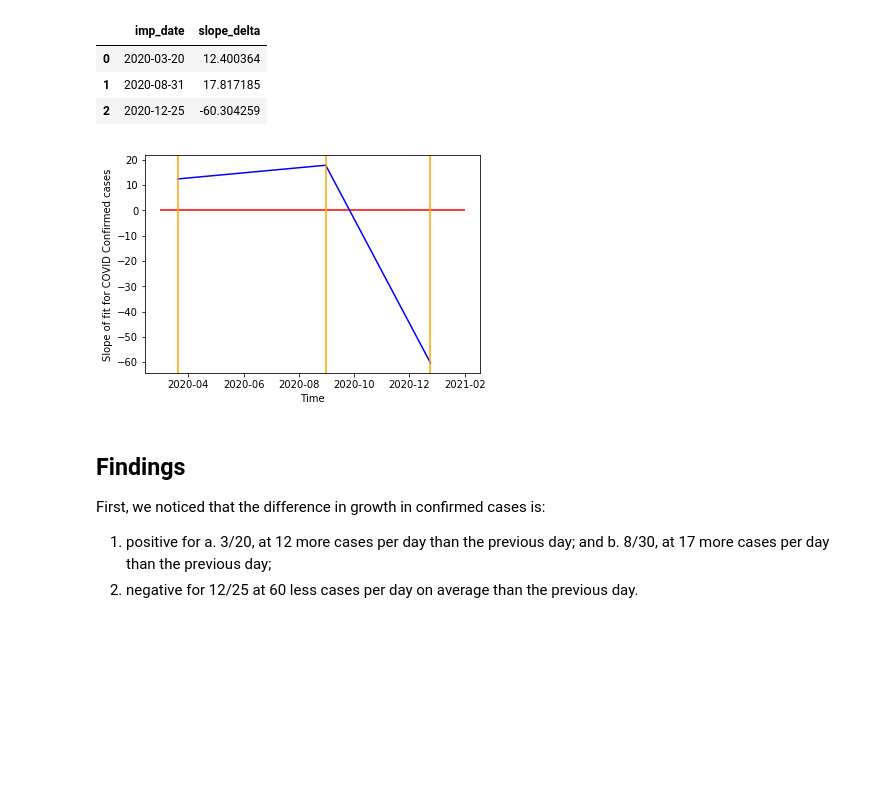
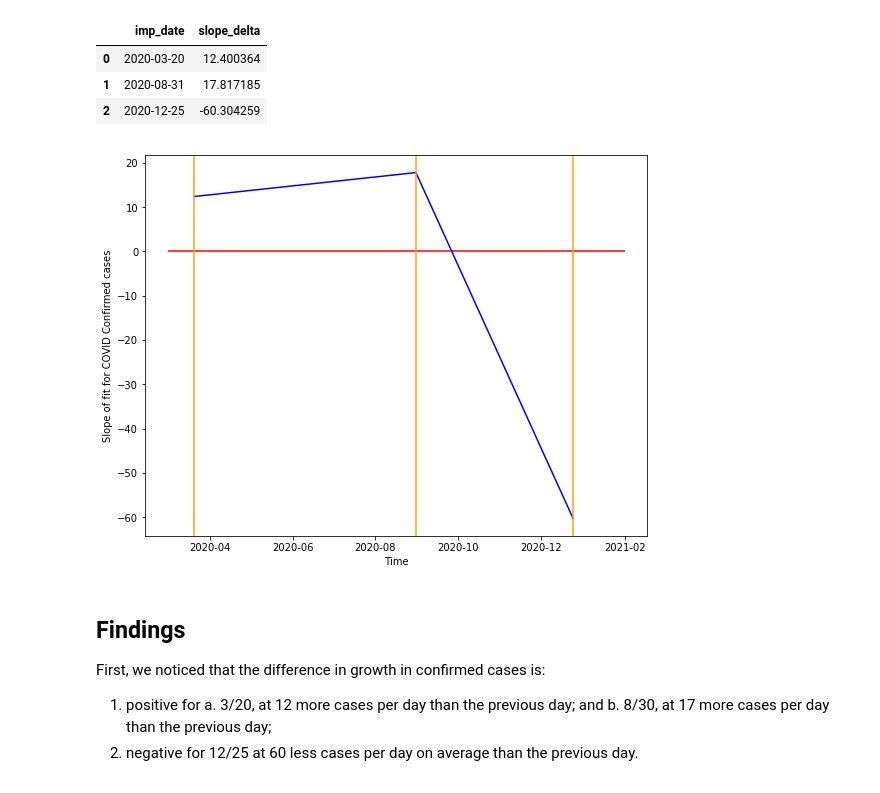
Before and after one commit to cb-ds-1/m3-4-rdd-project, a Jupyter notebook: workshop.ipynb, the cells around one changed output. Cells and saved outputs as stored; diff of their text form; code cells hidden in the pictures; blank space fills up the shorter version.

```diff
--- a/workshop.ipynb
+++ b/workshop.ipynb
@@ -143,9 +152,9 @@ def evaluate_tranches(data,
         X_poly = poly.fit_transform(X)
         pr_model = LinearRegression().fit(X_poly, y)
         y_hat = pr_model.predict(X_poly)
-        linr = linregress(sets[i]['DateUnix'], y_hat)
-        plt.scatter(x,y, color=colors[i], label=" to ".join(tranches[i]))
-        plt.plot(x,y_hat, color='blue')
+        linr = linregress(np.asarray(sets[i]['DateUnix'])[:np.newaxis], y_hat)
+        plt.scatter(np.asarray(x)[:np.newaxis],np.asarray(y)[:np.newaxis], color=colors[i], label=" to ".join(tranches[i]))
+        plt.plot(np.asarray(x)[:np.newaxis],np.asarray(y_hat)[:np.newaxis], color='blue')
 
         """
         Re-calculating to access the convenience properties of
@@ -154,14 +163,11 @@ def evaluate_tranches(data,
         with scikitlearn for some reason
         """
         est = sm.OLS(y,sm.add_constant(sets[i][['DateUnix','DateUnix2']])).fit()
-
         summary = est.summary2().tables[1]
         r_squ = r2_score(y, y_hat)
         pvalues = summary['P>|t|']
         coeffs = summary['Coef.']
-#         print(" ")
-#         print("For:",tranches[i], "R2", r_squ)
-#         print(summary)
+
         scores.append(r_squ)
         start.append(tranches[i][0])
         end.append(tranches[i][1])
@@ -173,7 +179,7 @@ def evaluate_tranches(data,
 
     if len(imp_dates) > 0:
         for d in imp_dates:
-            plt.axvline(x=pd.to_datetime(d), color='orange')
+            plt.axvline(x=pd.to_datetime(np.asarray(d)), color='orange')
 
     res = pd.DataFrame({
         'tranche': tranches,
@@ -237,14 +243,15 @@ slopes
 | 2 | 2020-12-25 | -60.304259 |
 # %%
 resc = res.copy()
-plt.plot(slopes['imp_date'][:, None],slopes['slope_delta'][:, None], color='blue')
+plt.figure(figsize=(9.,7.))
+plt.plot(np.asarray(slopes['imp_date'])[:, np.newaxis],np.asarray(slopes['slope_delta'])[:, np.newaxis], color='blue')
 plt.hlines([0],pd.to_datetime('3/01/2020'),pd.to_datetime('2/01/2021'), color='red')
 plt.ylabel("Slope of fit for COVID Confirmed cases")
 plt.xlabel("Time")
 for d in imp_dates:
     plt.axvline(x=pd.to_datetime(d), color='orange')
 # %% [output]
-[figure, old version]
+[figure, new version]
 # %% [markdown]
 ## Findings
 
```
Also changed, not shown: parts of 5 cells of this notebook.
